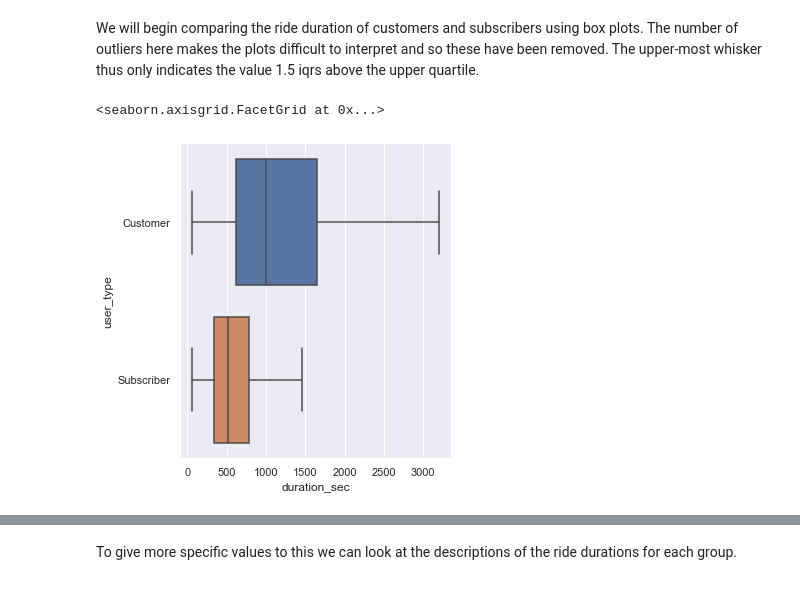
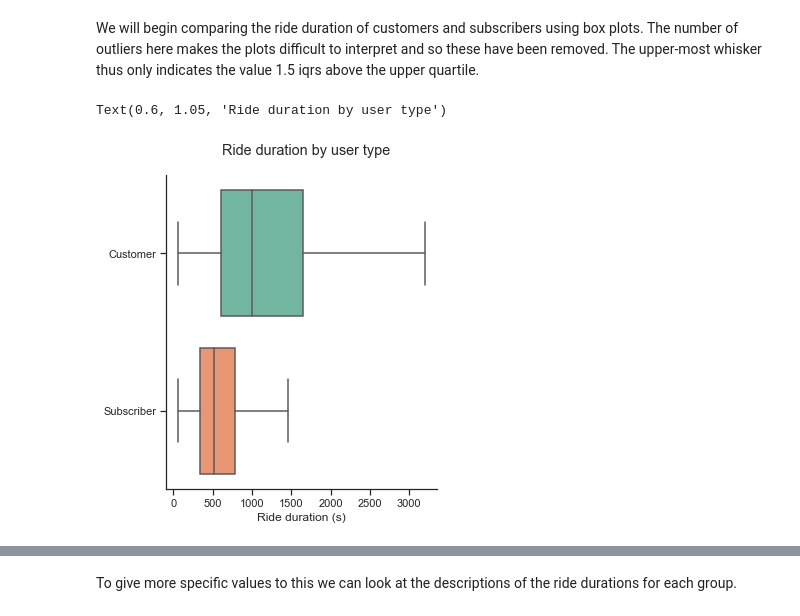
Before and after one commit to FredrickMMartin/Data_exploration_with_Python, a Jupyter notebook: Project_3_Notebook_Requirements_5_6_7_clean_ver_2.ipynb, the cells around one changed output, grey strips where cells are left out. Cells and saved outputs as stored; diff of their text form; code cells hidden in the pictures.

```diff
--- a/Project_3_Notebook_Requirements_5_6_7_clean_ver_2.ipynb
+++ b/Project_3_Notebook_Requirements_5_6_7_clean_ver_2.ipynb
@@ -8,7 +8,7 @@ import collections
 import datetime as dt
 import io
 
-sns.set(style = 'darkgrid')
+sns.set(style='ticks', palette='Set2')
 # %%
 # import cleaned df
 df = pd.read_csv('cleaner_df.csv')
@@ -72,8 +72,8 @@ def agegroup(age):
     if type(age) == float and pd.isna(age):
         return
     else:
-        lower_bound = 10 * (age // 10)
-        upper_bound = lower_bound + 10
+        lower_bound = int(10 * (age // 10))
+        upper_bound = int(lower_bound + 9)
         group = "{} - {}".format(lower_bound, upper_bound)
         return group
 
@@ -252,7 +252,10 @@ We will begin comparing the ride duration of customers and subscribers using box
 The number of outliers here makes the plots difficult to interpret and so these have been removed.
 The upper-most whisker thus only indicates the value 1.5 iqrs above the upper quartile.
 # %%
-sns.catplot(x = 'duration_sec', y = 'user_type', data = df, kind = 'box', whis = 1.5, sym = '')
+
+g = sns.catplot(x = 'duration_sec', y = 'user_type', data = df, kind = 'box', whis = 1.5, sym = '')
+g.set(ylabel = '', xlabel = 'Ride duration (s)')
+g.fig.suptitle('Ride duration by user type', y = 1.05, x = 0.6)
 # %% [output]
-<seaborn.axisgrid.FacetGrid at 0x...>
+Text(0.6, 1.05, 'Ride duration by user type')
-[figure, old version]
+[figure, new version]
```
Also changed, not shown: parts of 59 cells of this notebook, 27 other files.
